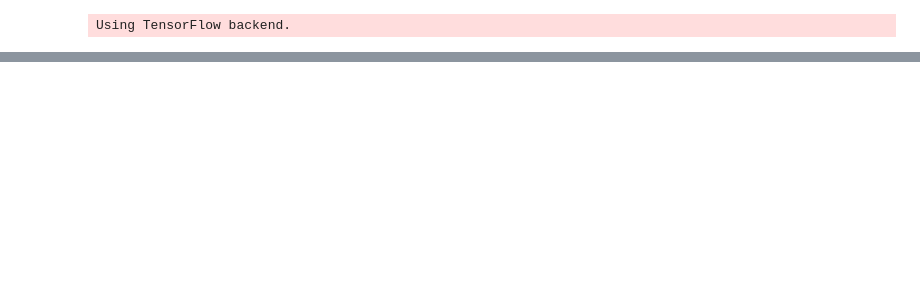
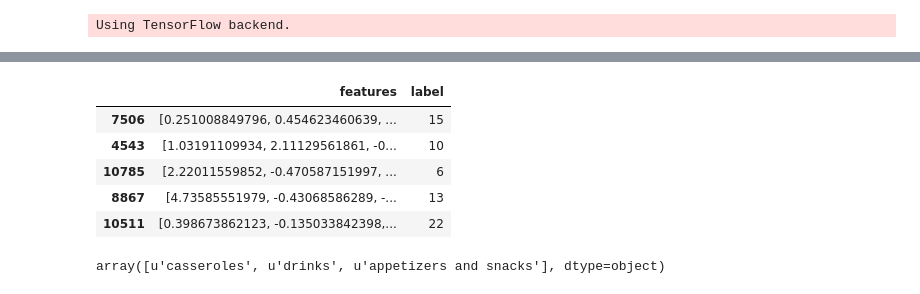
Before and after one commit to roygv/w266-recipes, a Jupyter notebook: TrainModel1.ipynb, the cells around one changed output, grey strips where cells are left out. Cells and saved outputs as stored; diff of their text form; code cells hidden in the pictures; blank space fills up the shorter version.

```diff
--- a/TrainModel1.ipynb
+++ b/TrainModel1.ipynb
@@ -187,0 +337,5 @@ print scores
+# %%
+from sklearn import preprocessing
+le = preprocessing.LabelEncoder()
+le.fit(df_single_cat['cat_label'])
+print le.classes_
@@ -187,0 +351,16 @@ print scores
+# %%
+df_single_cat['label'] = le.transform(df_single_cat['cat_label'])
+df_final = df_single_cat[['features','label']]
+df_final.sample(5)
+# %% [output]
+|  | features | label |
+| 7506 | [0.251008849796, 0.454623460639, ... | 15 |
+| 4543 | [1.03191109934, 2.11129561861, -0... | 10 |
+| 10785 | [2.22011559852, -0.470587151997, ... | 6 |
+| 8867 | [4.73585551979, -0.43068586289, -... | 13 |
+| 10511 | [0.398673862123, -0.135033842398,... | 22 |
+# %%
+# test the encoding works
+le.inverse_transform([6,12,0])
+# %% [output]
+array([u'casseroles', u'drinks', u'appetizers and snacks'], dtype=object)
```
Also changed, not shown: parts of 44 cells of this notebook.
